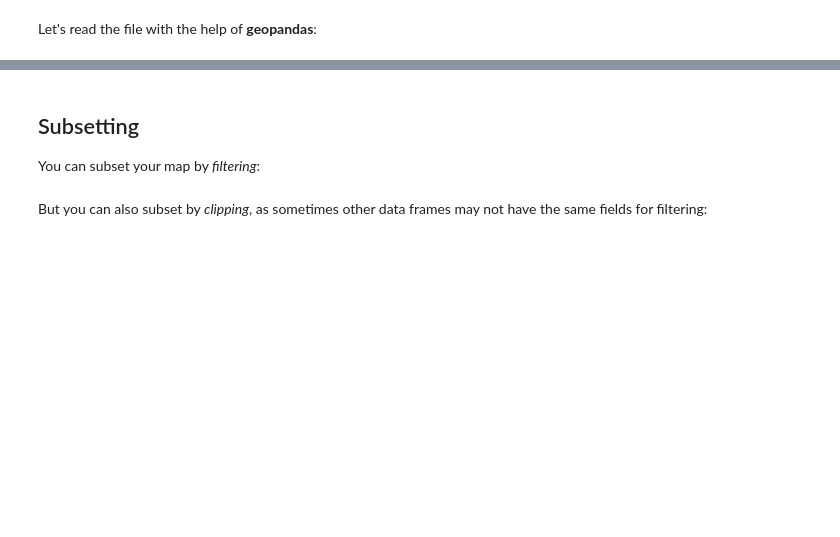
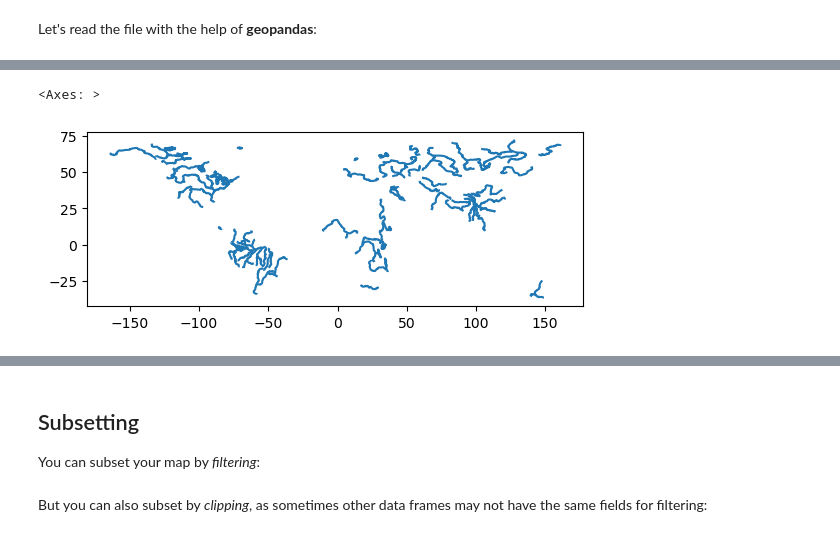
Before and after one commit to PythonVersusR/DataStructures_spatial, a Jupyter notebook: Geometries.ipynb, the cells around one changed output, grey strips where cells are left out. Drawn from its saved outputs; the diff is of its cells as text; code cells hidden in the pictures; blank space fills up the shorter version.

```diff
--- a/Geometries.ipynb
+++ b/Geometries.ipynb
@@ -182,0 +81,6 @@ cities.plot(marker='.', color='red', markersize=1,alpha=0.7,
+# %%
+citiesLinkGit="https://github.com/PythonVersusR/DataStructures_spatial/raw/main/maps/World_Cities.json"
+riversLinkGit="https://github.com/PythonVersusR/DataStructures_spatial/raw/main/maps/World_Hydrography.json"
+
+citiesJson=gpd.read_file(citiesLinkGit)
+riversJson=gpd.read_file(riversLinkGit)
@@ -182,0 +165,5 @@ cities.plot(marker='.', color='red', markersize=1,alpha=0.7,
+# %%
+riversJson.plot()
+# %% [output]
+<Axes: >
+[figure, added]
```
Also changed, not shown: parts of 176 cells of this notebook, 3 other files.
